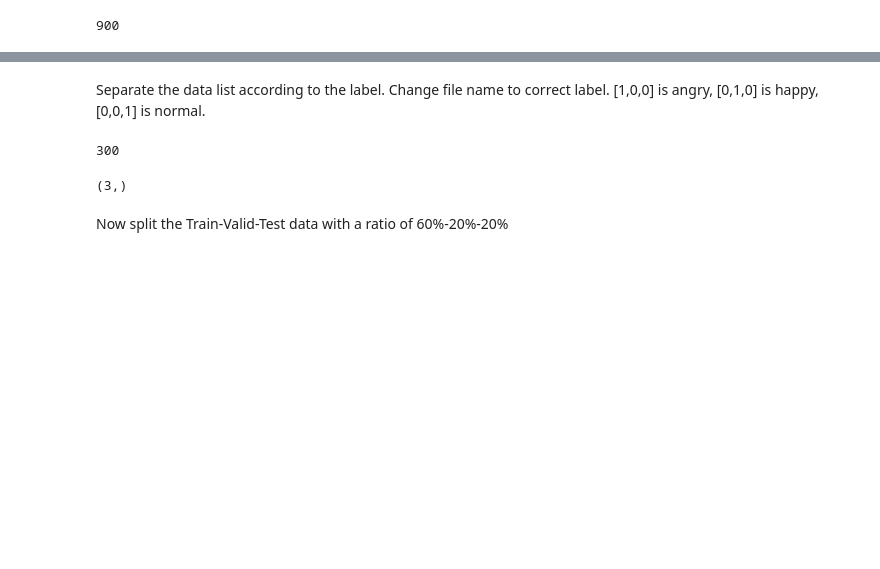
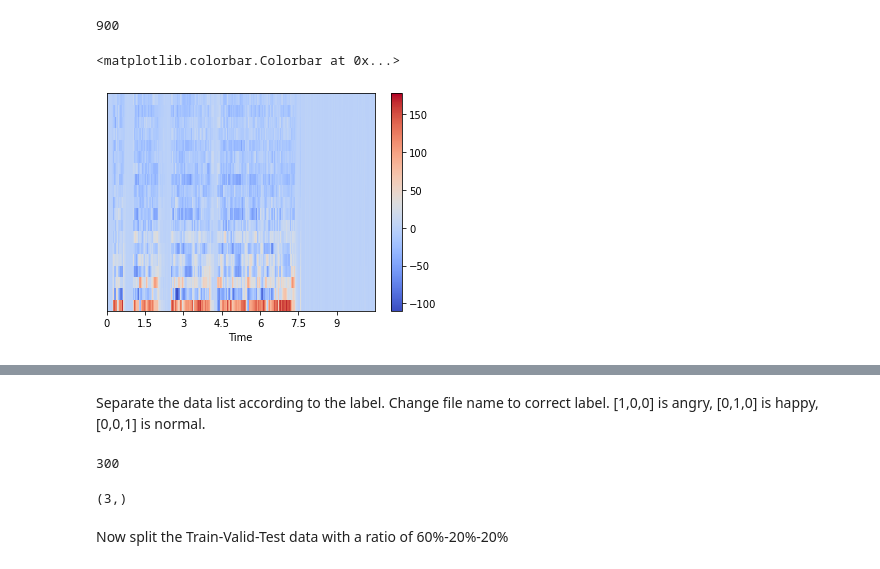
Before and after one commit to ZhennanRu/cs230, a Jupyter notebook: wav_to_MFCC.ipynb, the cells around one changed output, grey strips where cells are left out. Drawn from its saved outputs; the diff is of its cells as text; code cells hidden in the pictures; blank space fills up the shorter version.

```diff
--- a/wav_to_MFCC.ipynb
+++ b/wav_to_MFCC.ipynb
@@ -46,4 +30,0 @@ def cut_silence(wavdata, eps=0.01):
-# %%
-# after cutting, show the wav data
-x = cut_silence(x)
-librosa.display.waveshow(x, sr=fs, color='blue')
@@ -57,7 +30,0 @@ x.shape
-# %%
-# trasfer to mfcc again
-mfccs = librosa.feature.mfcc(x, sr=fs)
-# Row 0 of mfcc only conveys a constant offset, which can be discarded when performing classification
-mfccs = mfccs[1:]
-librosa.display.specshow(mfccs, sr=fs, x_axis='time')
-plt.colorbar()
@@ -177,3 +186,9 @@ numpy_datas
 len(numpy_datas)
 # %% [output]
 900
+# %%
+librosa.display.specshow(numpy_datas[200][0], sr=fs, x_axis='time')
+plt.colorbar()
+# %% [output]
+<matplotlib.colorbar.Colorbar at 0x...>
+[figure, added]
```
Also changed, not shown: parts of 20 cells of this notebook, 3 other files.
